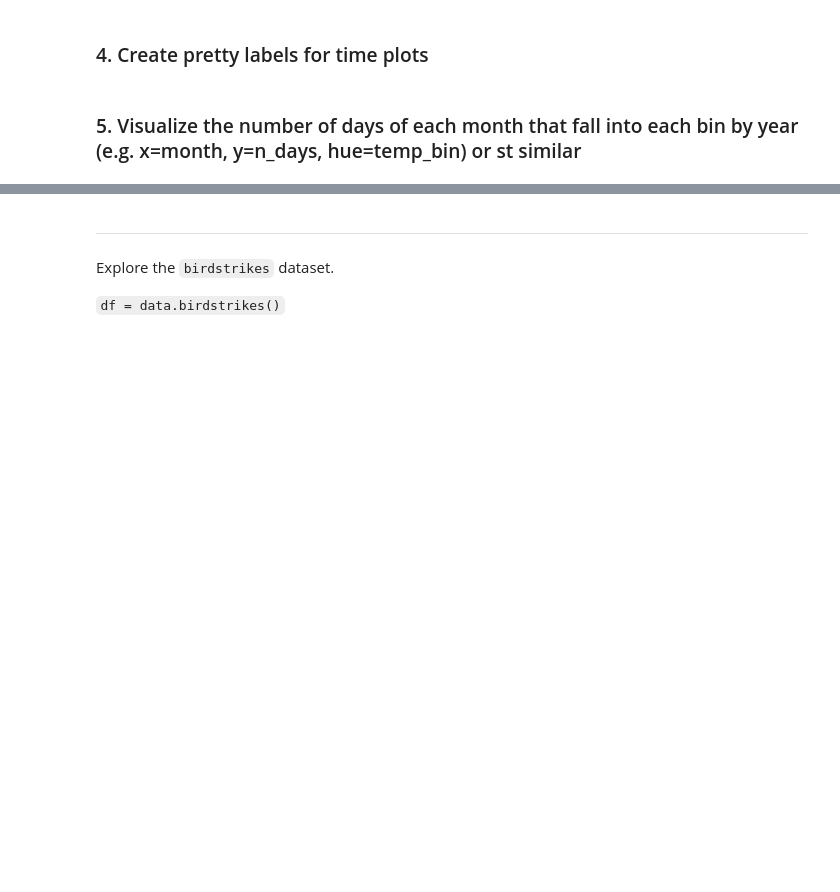
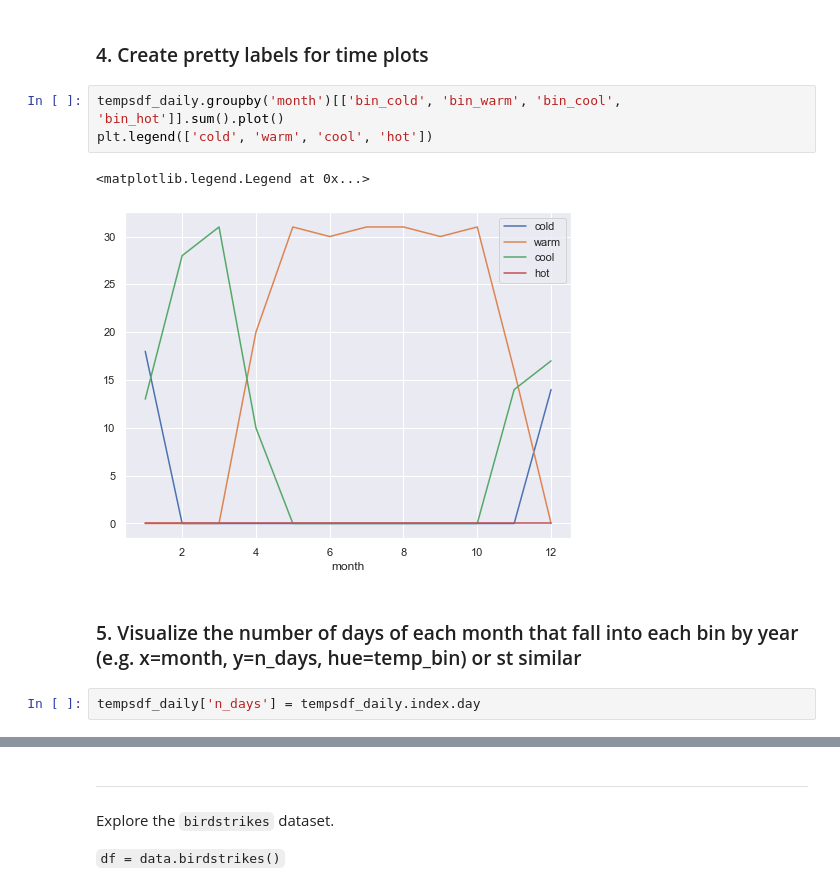
Before and after one commit to aliciag92/time-series-exercises, a Jupyter notebook: datetime_exercises.ipynb, the cells around one changed output, grey strips where cells are left out. Drawn from its saved outputs; the diff is of its cells as text; blank space fills up the shorter version.

```diff
--- a/datetime_exercises.ipynb
+++ b/datetime_exercises.ipynb
@@ -840,4 +917,12 @@ tempsdf.head()
 # %% [markdown]
 ### 4. Create pretty labels for time plots
+# %%
+tempsdf_daily.groupby('month')[['bin_cold', 'bin_warm', 'bin_cool', 'bin_hot']].sum().plot()
+plt.legend(['cold', 'warm', 'cool', 'hot'])
+# %% [output]
+<matplotlib.legend.Legend at 0x...>
+[figure, added]
 # %% [markdown]
 ### 5. Visualize the number of days of each month that fall into each bin by year (e.g. x=month, y=n_days, hue=temp_bin) or st similar
+# %%
+tempsdf_daily['n_days'] = tempsdf_daily.index.day
```
Also changed, not shown: parts of 14 cells of this notebook.
